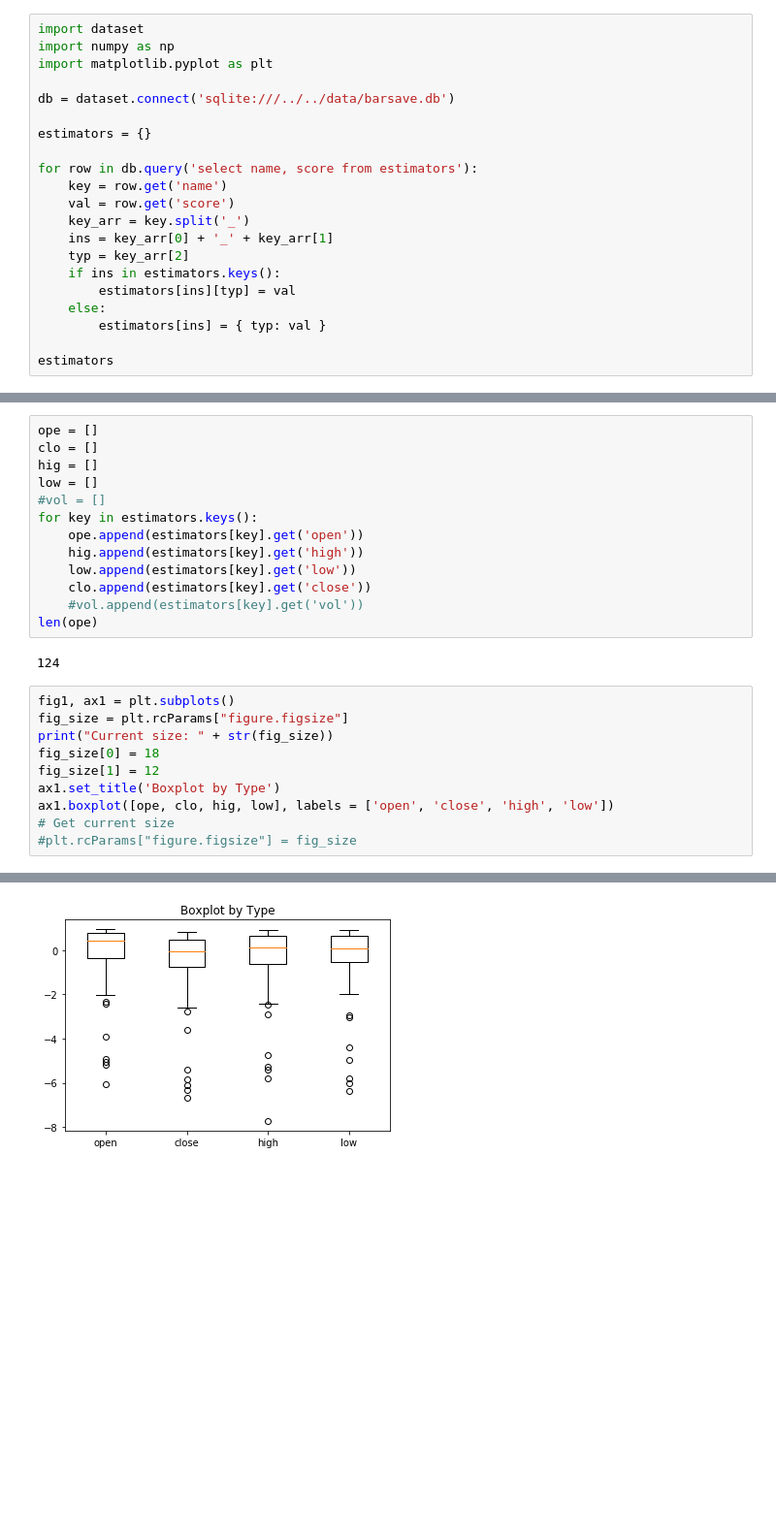
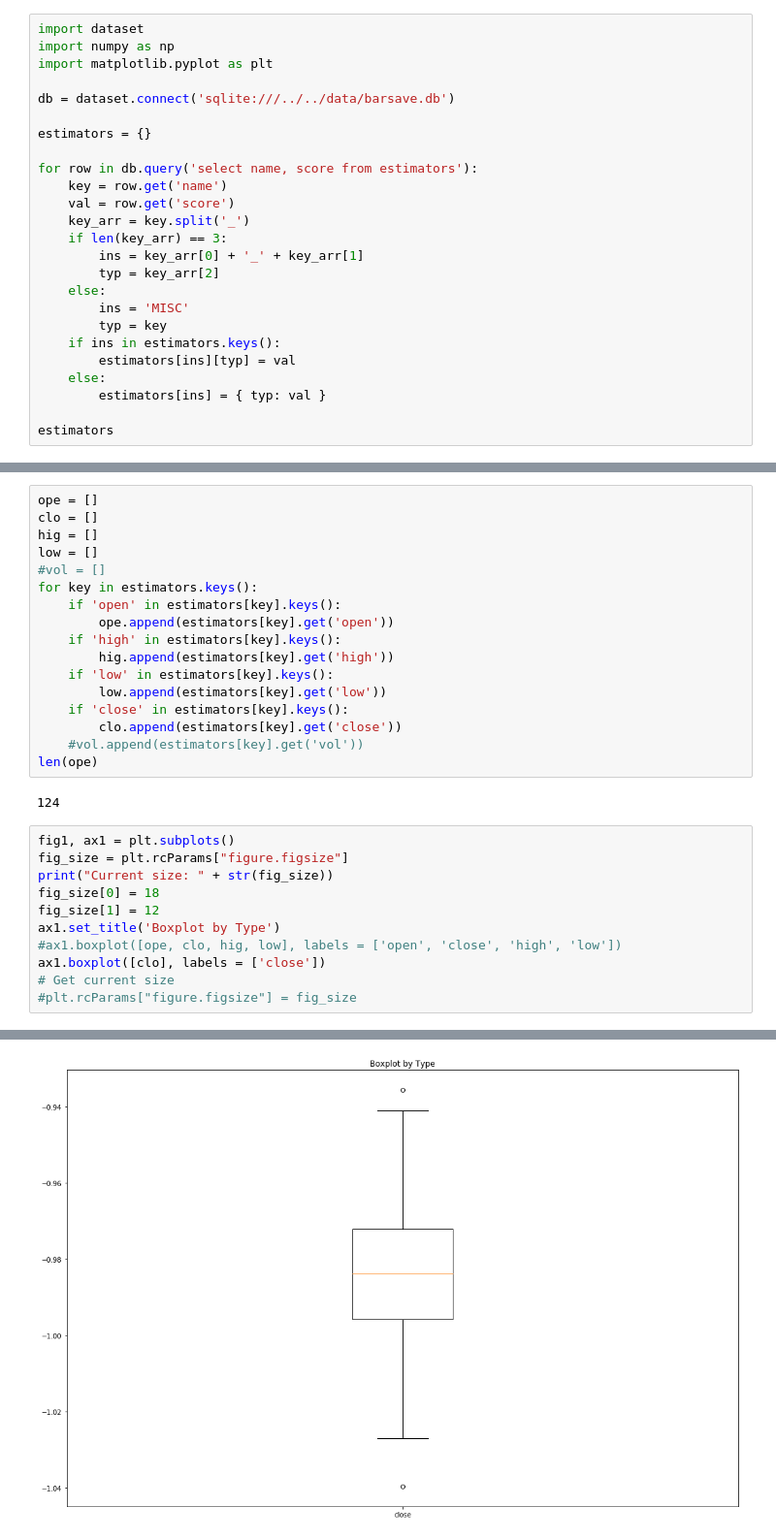
Before and after one commit to lutzkuen/algoTrading, a Jupyter notebook: data/visualize_estimators.ipynb, the cells around one changed output, grey strips where cells are left out. Shown: that part at 97% size. Saved outputs shown, nothing was run; the diff lists cells and outputs as text; blank space fills up the shorter version.

```diff
--- a/data/visualize_estimators.ipynb
+++ b/data/visualize_estimators.ipynb
@@ -11,8 +11,12 @@ for row in db.query('select name, score from estimators'):
     key = row.get('name')
     val = row.get('score')
     key_arr = key.split('_')
-    ins = key_arr[0] + '_' + key_arr[1]
-    typ = key_arr[2]
+    if len(key_arr) == 3:
+        ins = key_arr[0] + '_' + key_arr[1]
+        typ = key_arr[2]
+    else:
+        ins = 'MISC'
+        typ = key
     if ins in estimators.keys():
         estimators[ins][typ] = val
     else:
@@ -44,10 +48,14 @@ hig = []
 low = []
 #vol = []
 for key in estimators.keys():
-    ope.append(estimators[key].get('open'))
-    hig.append(estimators[key].get('high'))
-    low.append(estimators[key].get('low'))
-    clo.append(estimators[key].get('close'))
+    if 'open' in estimators[key].keys():
+        ope.append(estimators[key].get('open'))
+    if 'high' in estimators[key].keys():
+        hig.append(estimators[key].get('high'))
+    if 'low' in estimators[key].keys():
+        low.append(estimators[key].get('low'))
+    if 'close' in estimators[key].keys():
+        clo.append(estimators[key].get('close'))
     #vol.append(estimators[key].get('vol'))
 len(ope)
 # %% [output]
@@ -59,7 +67,8 @@ print("Current size: " + str(fig_size))
 fig_size[0] = 18
 fig_size[1] = 12
 ax1.set_title('Boxplot by Type')
-ax1.boxplot([ope, clo, hig, low], labels = ['open', 'close', 'high', 'low'])
+#ax1.boxplot([ope, clo, hig, low], labels = ['open', 'close', 'high', 'low'])
+ax1.boxplot([clo], labels = ['close'])
 # Get current size
 #plt.rcParams["figure.figsize"] = fig_size
 # %% [output]
@@ -83,5 +83,5 @@ Current size: [6.0, 4.0]
  'means': []}
-[figure, old version]
+[figure, new version]
 # %%
 vlist = []
 for key in estimators.keys():
```
Also changed, not shown: parts of 3 cells of this notebook, 2 other files.
